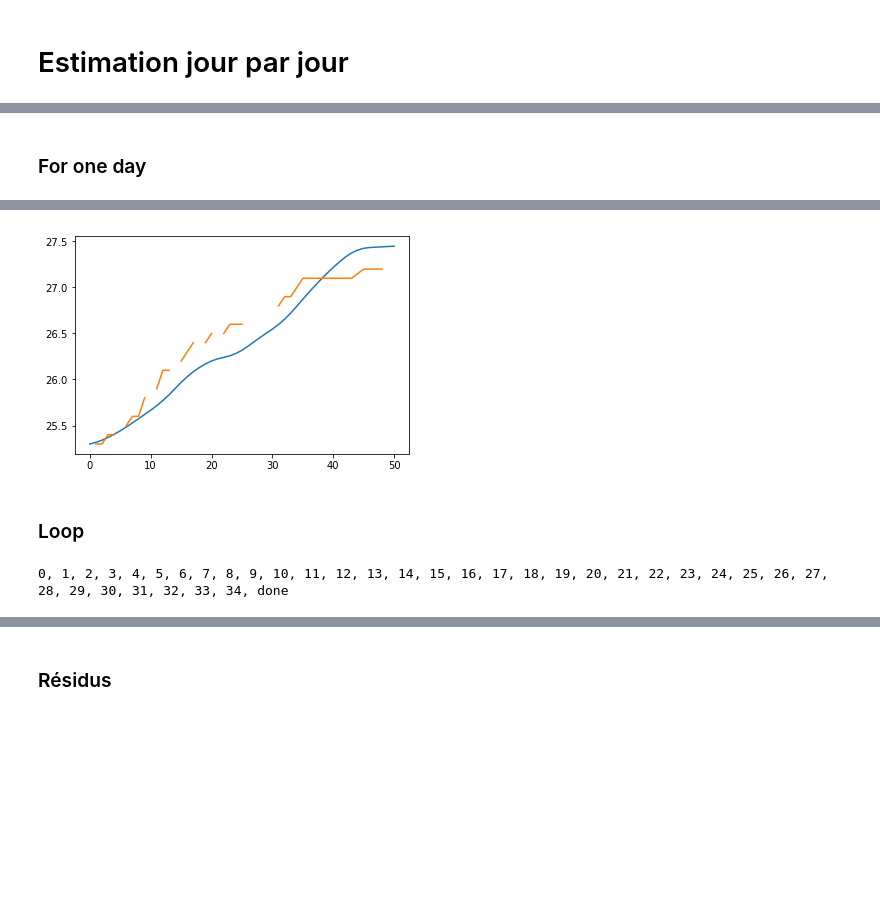
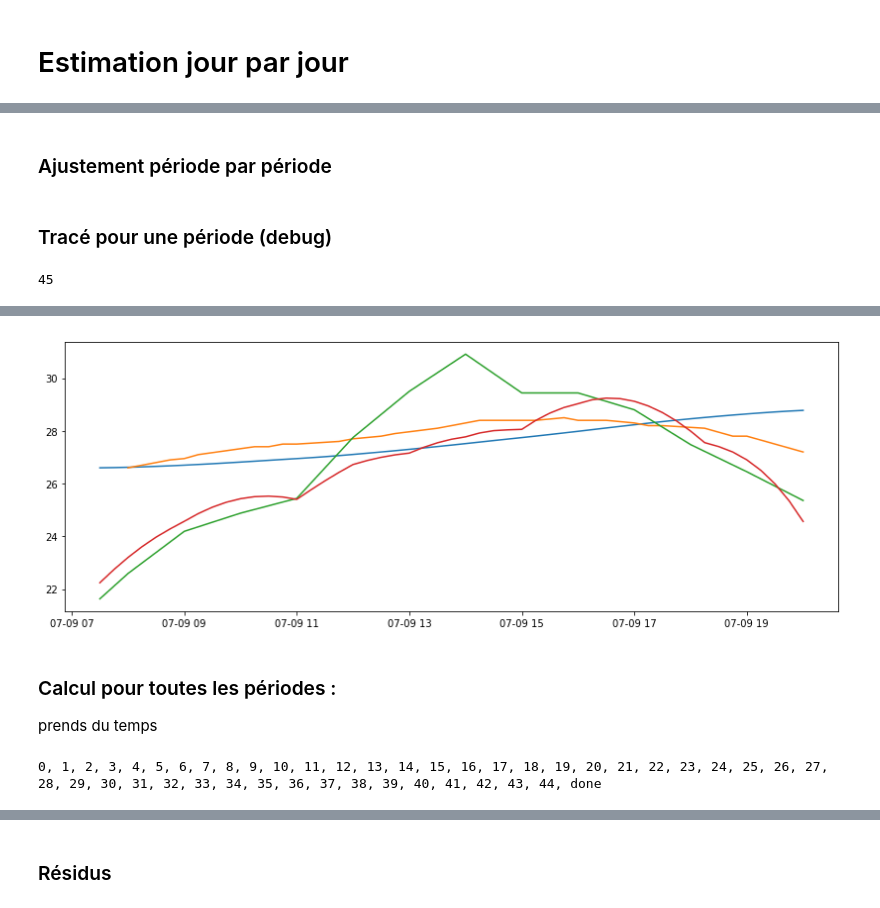
Before and after one commit to xdze2/thermique_appart, a Jupyter notebook: BlackBoxModel02.ipynb, the cells around one changed output, grey strips where cells are left out. Cells and saved outputs as stored; diff of their text form; code cells hidden in the pictures; blank space fills up the shorter version.

Commit message:
run & test data

```diff
--- a/BlackBoxModel02.ipynb
+++ b/BlackBoxModel02.ipynb
@@ -43,7 +65,7 @@ from scipy.integrate import odeint
 def get_dTdt(  T, t, params, get_Text, get_Phi ):
     """ dérivé de la température p/r au temps
         params :   [ h/M  ,  eta/M ]
-        get_Text, get_Phi: fonction d'interpolation
+        get_Text, get_Phi: fonctions d'interpolation
     """
 
     T_ext  = get_Text( t )
@@ -73,7 +95,7 @@ def apply_model( data, T_start, params, full_output=False ):
 # %% [markdown]
 ### Test sur les données entières :
 # %%
-params =  ( 40, 80)
+params =  ( 65, 70 )
 
 res = apply_model( df, 30, params )
 
@@ -95,8 +117,8 @@ Les estimations sont donc effectuées séparement : le jour pour $\eta$ (avec un
 # %%
-from scipy.optimize import minimize
-from scipy.optimize import fmin
-
 def get_errorfit( params, data, T_start    ):
+    """ Calcul le modele pour les données et les paramètres
+        puis calcul l'erreur avec les données expérimentals (non NaN)
+    """
 
     T_exp = data['T_int'].as_matrix()
     T_theo = apply_model( data, T_start, params )
@@ -149,6 +173,12 @@ df_byday['T_int'].plot( figsize=(14, 3) );
+# %% [markdown]
+### Ajustement période par période
 # %%
 def fit_a_day( data, T_zero ):
+    """ Estime le modèle sur les données  'data'
+        avec la température initial 'T_zero'
+    """
 
+    # Gestion des données exp. manquante :
     T_exp = data['T_int'].as_matrix()
     nombre_nonNaN = T_exp.size - np.isnan( T_exp ).sum()
     if nombre_nonNaN < 10:
@@ -158,24 +188,31 @@ def fit_a_day( data, T_zero ):
 
     else:
         eta_night = 0
-        h_day = 20   # résiduel ... comment distinguer phi / T_ext en journée ?
+        h_day = 20   # valeur résiduel ... arbitraire pour le moment
 
         if  data['isnight'].all():
+            # nuit
             h = fit_model_p0( data, T_zero, eta_night )
             eta = eta_night
         else:
+            # jour
             h = h_day
             eta = fit_model_p1( data, T_zero, h_day )
 
+        # Calcul le modèle avec les paramètres optenus:
         res = apply_model( data, T_zero, (h, eta) )
 
     return (h, eta), res
-# %% [markdown]
-### For one day
+# %% [markdown]
+### Tracé pour une période (debug)
+# %%
+len( Groupes )
+# %% [output]
+45
 # %%
-data = df_byday.get_group(  Groupes[9] )
+data = df_byday.get_group(  Groupes[35] )
 
-T_int = data['T_int'].as_matrix()
+T_int = data['T_int'].interpolate().as_matrix()
 T_zero = T_int[ ~ np.isnan( T_int ) ][0]
 
 params, res = fit_a_day( data, T_zero )
@@ -183,6 +220,10 @@ params, res = fit_a_day( data, T_zero )
 print( data.index[0] )
 print( params )
 
-plt.plot( res )
-plt.plot( T_int );
+plt.figure( figsize=(14, 5) )
+plt.plot(data.index,  res )
+plt.plot(data.index, T_int );
+plt.plot(data.index, data['temperature'].as_matrix() );
+
+plt.plot(data.index, data['flux_tot'].as_matrix()/100 + 20 );
 # %% [output]
@@ -191,6 +232,8 @@ plt.plot( T_int );
-[figure, old version]
+[figure, new version]
-# %% [markdown]
-### Loop
+# %% [markdown]
+### Calcul pour toutes les périodes :
+
+prends du temps
 # %%
 # init
 df['T_theo'] = 0
@@ -203,10 +246,15 @@ for grp_id in Groupes:
     print( '%i, ' % grp_id, end='' )
     data_day = df_byday.get_group(  grp_id )
 
+    # debug cas où aucun donnée exp. :
     if np.isnan( T_zero ):
-        T_zero = data_day['T_int'][ data_day['T_int'].first_valid_index() ]
+        T_int = data_day['T_int']
+        if np.isnan(  T_int ).all():
+            T_zero = 0
+        else:
+            T_zero = data_day['T_int'][ data_day['T_int'].first_valid_index() ]
 
-    # fit
+    # estimation
     params, res = fit_a_day( data_day, T_zero )
 
     # save
@@ -220,4 +268,4 @@ for grp_id in Groupes:
 
 print('done')
 # %% [output]
-0, 1, 2, 3, 4, 5, 6, 7, 8, 9, 10, 11, 12, 13, 14, 15, 16, 17, 18, 19, 20, 21, 22, 23, 24, 25, 26, 27, 28, 29, 30, 31, 32, 33, 34, done
+0, 1, 2, 3, 4, 5, 6, 7, 8, 9, 10, 11, 12, 13, 14, 15, 16, 17, 18, 19, 20, 21, 22, 23, 24, 25, 26, 27, 28, 29, 30, 31, 32, 33, 34, 35, 36, 37, 38, 39, 40, 41, 42, 43, 44, done
```
Also changed, not shown: parts of 37 cells of this notebook, 5 other files.
